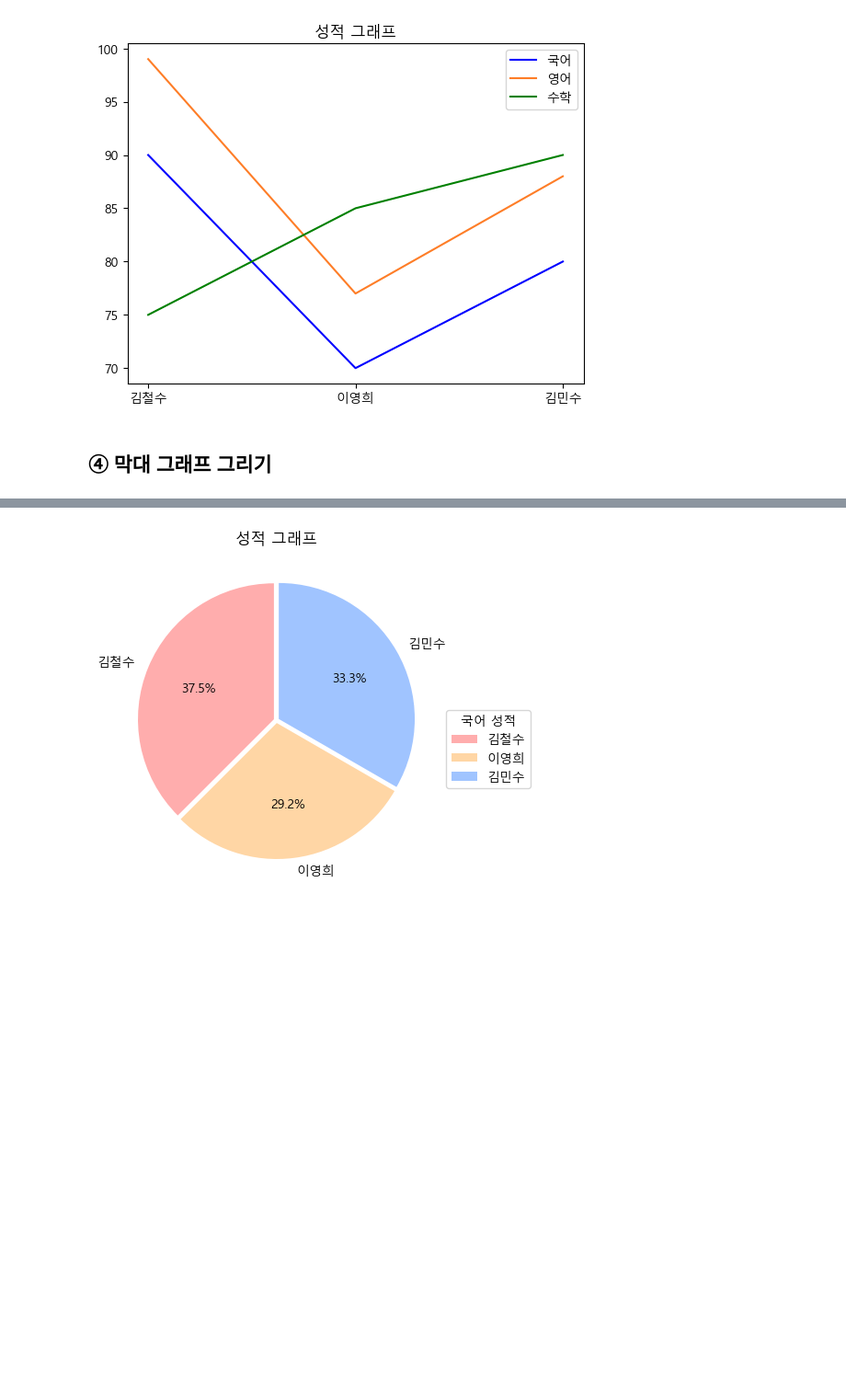
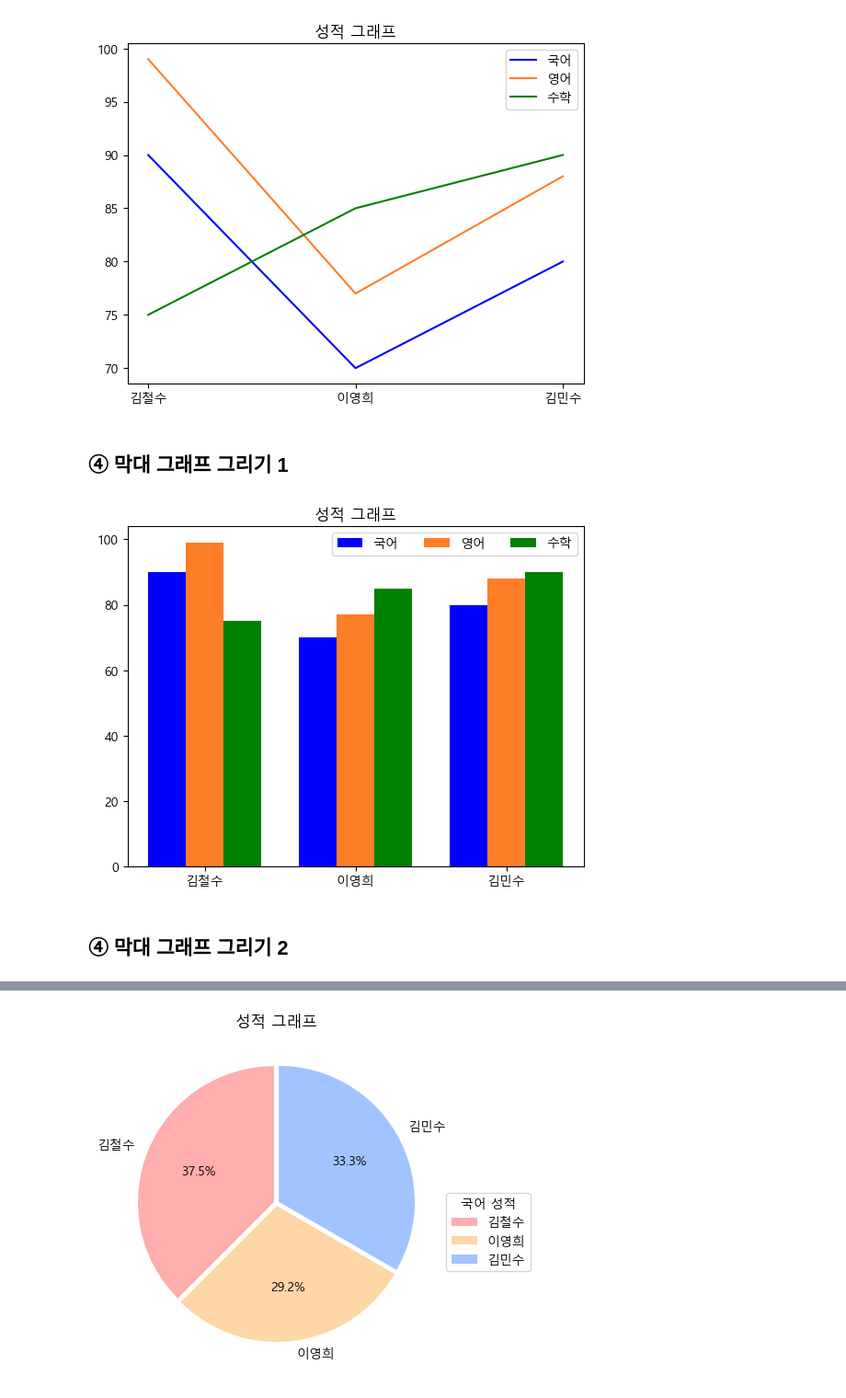
Before and after one commit to loveinlove02/data01, a Jupyter notebook: app_04.ipynb, the cells around one changed output, grey strips where cells are left out. Shown at 92% size. Cells and saved outputs as stored; diff of their text form; code cells hidden in the pictures; blank space fills up the shorter version.

```diff
--- a/app_04.ipynb
+++ b/app_04.ipynb
@@ -181,7 +216,50 @@ plt.show()
 김민수  80  88  90
 [figure]
 # %% [markdown]
-## ④ 막대 그래프 그리기
+## ④ 막대 그래프 그리기 1
+# %%
+import matplotlib.pyplot as plt
+import matplotlib
+import pandas as pd
+import numpy as np
+
+matplotlib.rcParams['font.family'] = 'Malgun Gothic'
+# matplotlib.rcParams['axes.unicode_minus'] = False
+
+# ④ 막대 그래프 그리기
+
+data = {
+            '이름': ['김철수', '이영희', '김민수'],
+            '국어': [90, 70, 80],
+            '영어': [99, 77, 88],
+            '수학': [75, 85, 90]
+       }
+
+df = pd.DataFrame(data)
+# print(df)
+# print(df.shape)         # (3, 4)
+# print(df.shape[0])      # 3
+
+N = df.shape[0]         # 3
+index = np.arange(N)    # [0 1 2]
+
+fig, ax = plt.subplots()
+
+w = 0.25
+ax.bar(df.index - w, df['국어'], color='blue', label='국어', width=0.25)
+ax.bar(df.index, df['영어'], color='#FE7D27', label='영어', width=0.25)
+ax.bar(df.index + w, df['수학'], color='green', label='수학', width=0.25)
+
+ax.set_xticks(index, df['이름'])
+ax.tick_params(rotation=0)
+ax.legend(loc='upper right', ncol=3)
+
+plt.title('성적 그래프')
+plt.show()
+# %% [output]
+[figure, added]
+# %% [markdown]
+## ④ 막대 그래프 그리기 2
 # %%
 import matplotlib.pyplot as plt
 import matplotlib
```
Also changed, not shown: parts of 16 cells of this notebook.
